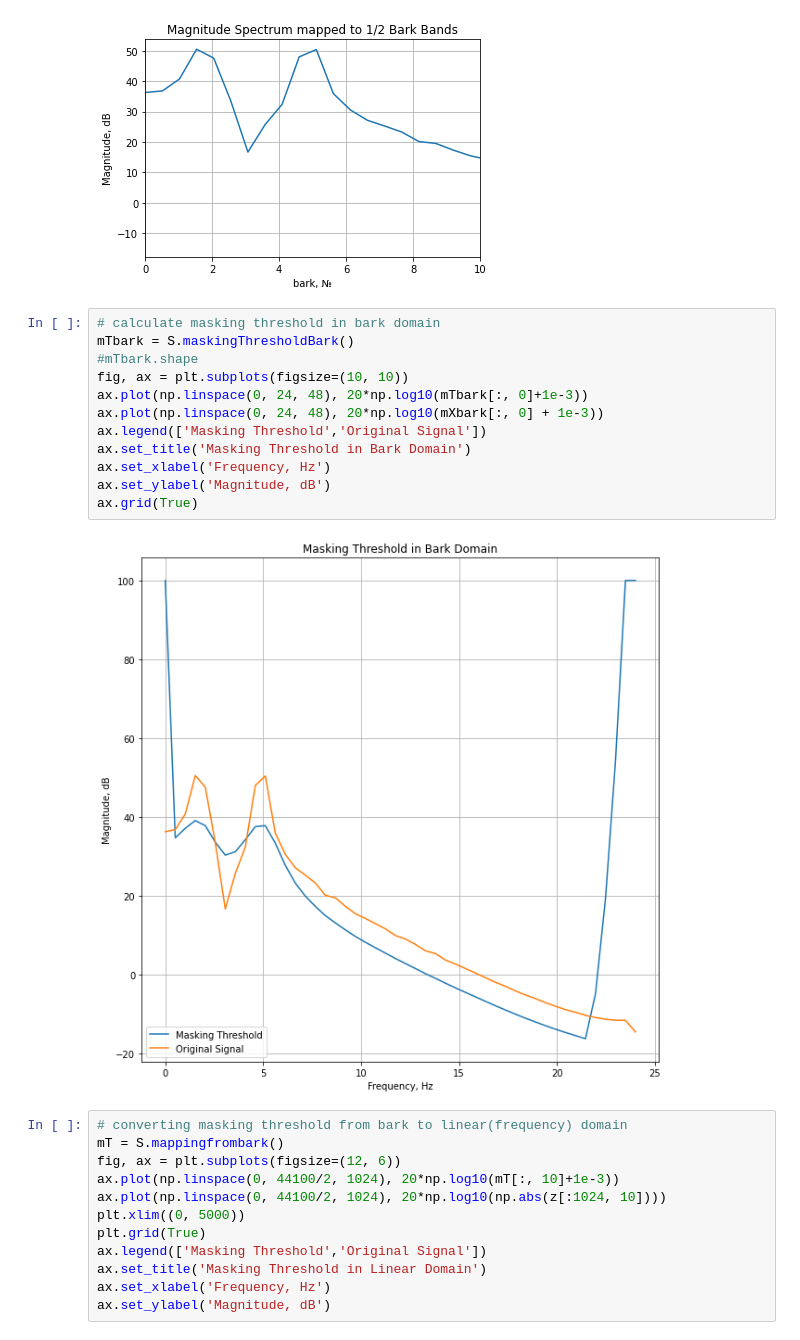
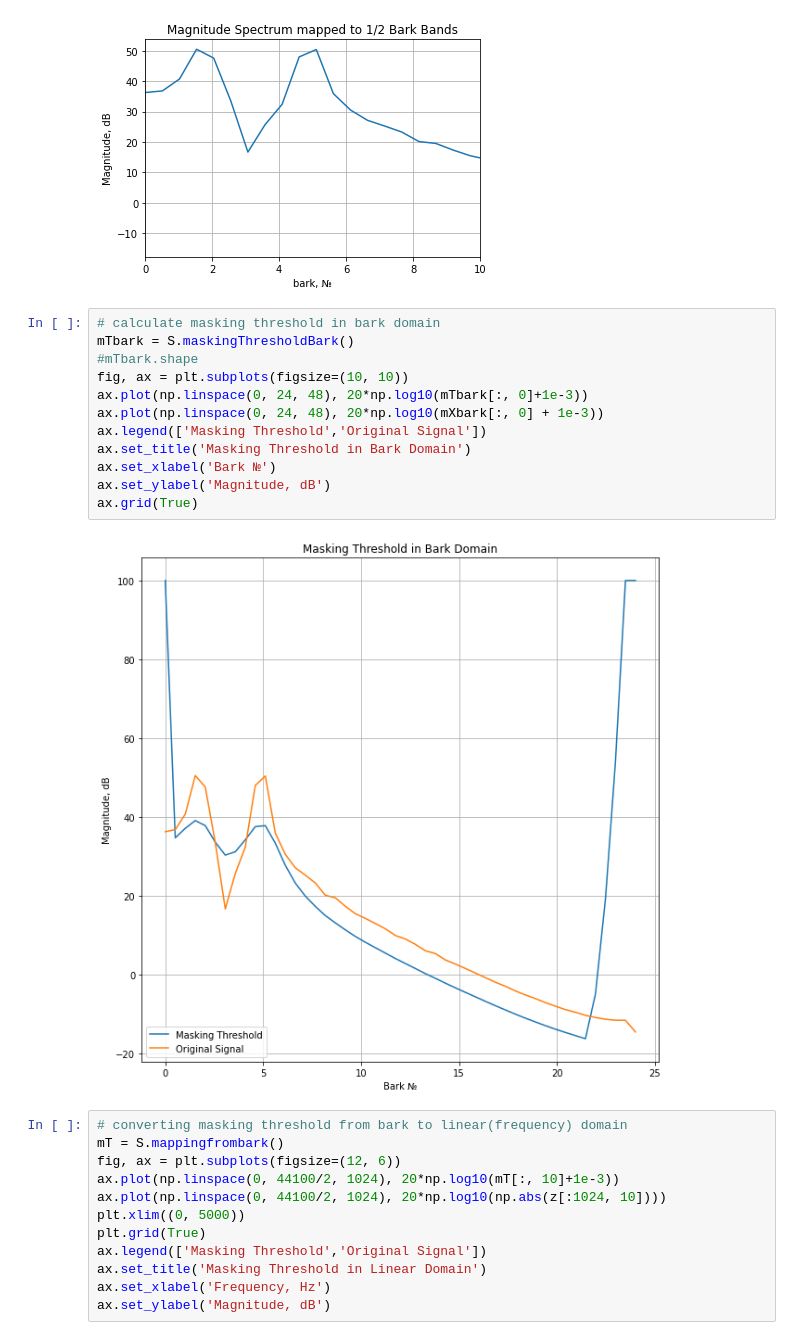
Before and after one commit to DamirSD673/AudiocodingHW1, a Jupyter notebook: HW4/HW4.ipynb, the cells around one changed output. Drawn from its saved outputs; the diff is of its cells as text.

Commit message:
HW 4: 4 plots (added comments + remark)

```diff
--- a/HW4/HW4.ipynb
+++ b/HW4/HW4.ipynb
@@ -136,17 +136,17 @@ plt.grid(True)
 # %%
 # calculate masking threshold in bark domain
 mTbark = S.maskingThresholdBark()
 #mTbark.shape
 fig, ax = plt.subplots(figsize=(10, 10))
 ax.plot(np.linspace(0, 24, 48), 20*np.log10(mTbark[:, 0]+1e-3))
 ax.plot(np.linspace(0, 24, 48), 20*np.log10(mXbark[:, 0] + 1e-3))
 ax.legend(['Masking Threshold','Original Signal'])
 ax.set_title('Masking Threshold in Bark Domain')
-ax.set_xlabel('Frequency, Hz')
+ax.set_xlabel('Bark №')
 ax.set_ylabel('Magnitude, dB')
 ax.grid(True)
 # %% [output]
-[figure, old version]
+[figure, new version]
 # %%
 # converting masking threshold from bark to linear(frequency) domain
 mT = S.mappingfrombark()
```
